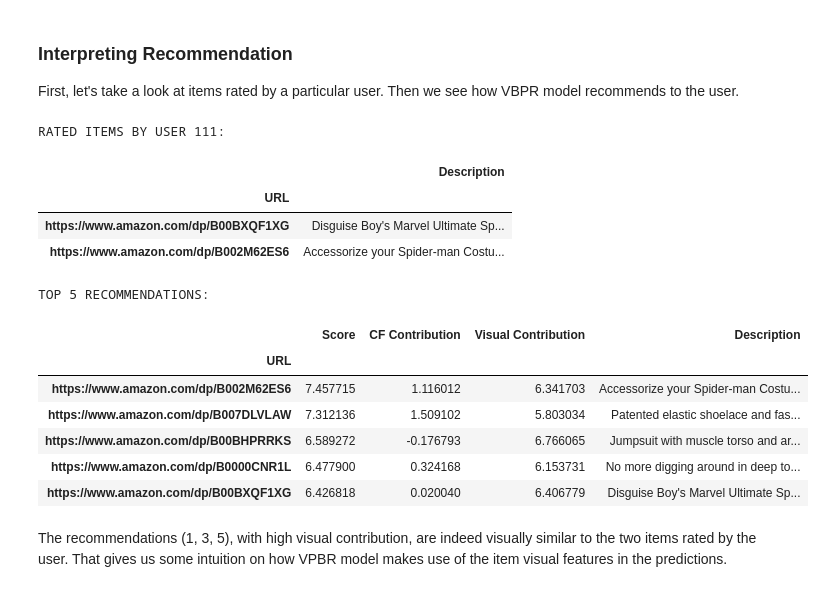
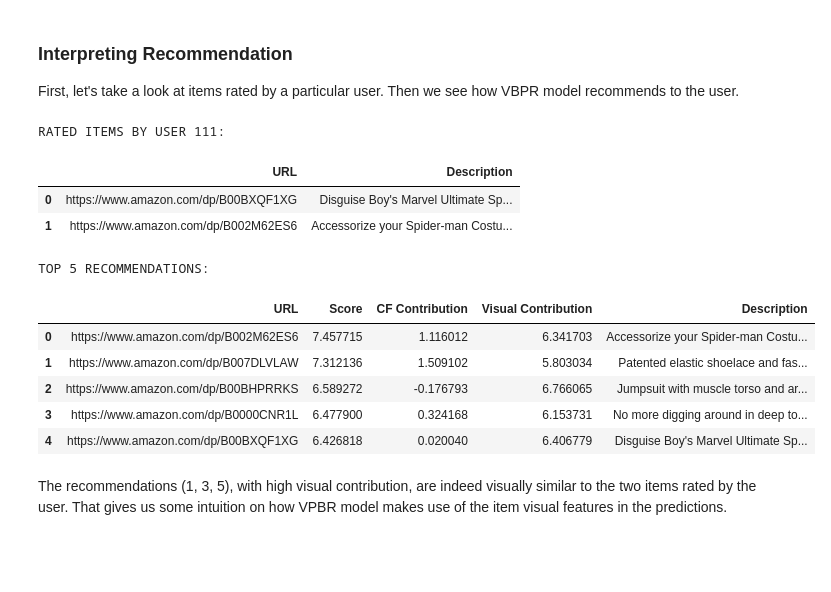
Before and after one commit to PreferredAI/tutorials, a Jupyter notebook: recommender-systems/05_multimodality.ipynb, the cells around one changed output. Drawn from its saved outputs; the diff is of its cells as text; code cells hidden in the pictures; blank space fills up the shorter version.

```diff
--- a/recommender-systems/05_multimodality.ipynb
+++ b/recommender-systems/05_multimodality.ipynb
@@ -415,38 +410,36 @@ rated_df = defaultdict(list)
 for i in rated_items:
   rated_df["URL"].append(f"https://www.amazon.com/dp/{item_idx2id[i]}")
   rated_df["Description"].append(item_desc[item_idx2id[i]])
-pd.DataFrame(rated_df).set_index("URL")
+pd.DataFrame(rated_df)
 # %% [output]
 RATED ITEMS BY USER 111:
-|  | Description |
-| URL |  |
-| https://www.amazon.com/dp/B00BXQF1XG | Disguise Boy's Marvel Ultimate Sp... |
-| https://www.amazon.com/dp/B002M62ES6 | Accessorize your Spider-man Costu... |
+|  | URL | Description |
+| 0 | https://www.amazon.com/dp/B00BXQF1XG | Disguise Boy's Marvel Ultimate Sp... |
+| 1 | https://www.amazon.com/dp/B002M62ES6 | Accessorize your Spider-man Costu... |
 # %%
 TOPK = 5
 
 recommendations, scores = vbpr.rank(UIDX)
 
 print(f"\nTOP {TOPK} RECOMMENDATIONS:")
 rec_df = defaultdict(list)
 for i in recommendations[:TOPK]:
   cf_contrib = vbpr.beta_item[i] + np.dot(vbpr.gamma_item[i], vbpr.gamma_user[UIDX])
   vis_contrib = vbpr.visual_bias[i] + np.dot(vbpr.theta_item[i], vbpr.theta_user[UIDX])
   rec_df["URL"].append(f"https://www.amazon.com/dp/{item_idx2id[i]}")
   rec_df["Score"].append(scores[i])
   rec_df["CF Contribution"].append(cf_contrib)
   rec_df["Visual Contribution"].append(vis_contrib)
   rec_df["Description"].append(item_desc[item_idx2id[i]])
-pd.DataFrame(rec_df).set_index("URL")
+pd.DataFrame(rec_df)
 # %% [output]
 TOP 5 RECOMMENDATIONS:
-|  | Score | CF Contribution | Visual Contribution | Description |
-| URL |  |  |  |  |
-| https://www.amazon.com/dp/B002M62ES6 | 7.457715 | 1.116012 | 6.341703 | Accessorize your Spider-man Costu... |
-| https://www.amazon.com/dp/B007DLVLAW | 7.312136 | 1.509102 | 5.803034 | Patented elastic shoelace and fas... |
-| https://www.amazon.com/dp/B00BHPRRKS | 6.589272 | -0.176793 | 6.766065 | Jumpsuit with muscle torso and ar... |
-| https://www.amazon.com/dp/B0000CNR1L | 6.477900 | 0.324168 | 6.153731 | No more digging around in deep to... |
-| https://www.amazon.com/dp/B00BXQF1XG | 6.426818 | 0.020040 | 6.406779 | Disguise Boy's Marvel Ultimate Sp... |
+|  | URL | Score | CF Contribution | Visual Contribution | Description |
+| 0 | https://www.amazon.com/dp/B002M62ES6 | 7.457715 | 1.116012 | 6.341703 | Accessorize your Spider-man Costu... |
+| 1 | https://www.amazon.com/dp/B007DLVLAW | 7.312136 | 1.509102 | 5.803034 | Patented elastic shoelace and fas... |
+| 2 | https://www.amazon.com/dp/B00BHPRRKS | 6.589272 | -0.176793 | 6.766065 | Jumpsuit with muscle torso and ar... |
+| 3 | https://www.amazon.com/dp/B0000CNR1L | 6.477900 | 0.324168 | 6.153731 | No more digging around in deep to... |
+| 4 | https://www.amazon.com/dp/B00BXQF1XG | 6.426818 | 0.020040 | 6.406779 | Disguise Boy's Marvel Ultimate Sp... |
 # %% [markdown]
 The recommendations (1, 3, 5), with high visual contribution, are indeed visually similar to the two items rated by the user.  That gives us some intuition on how VPBR model makes use of the item visual features in the predictions.
 # %% [markdown]
```
Also changed, not shown: parts of 5 cells of this notebook.
